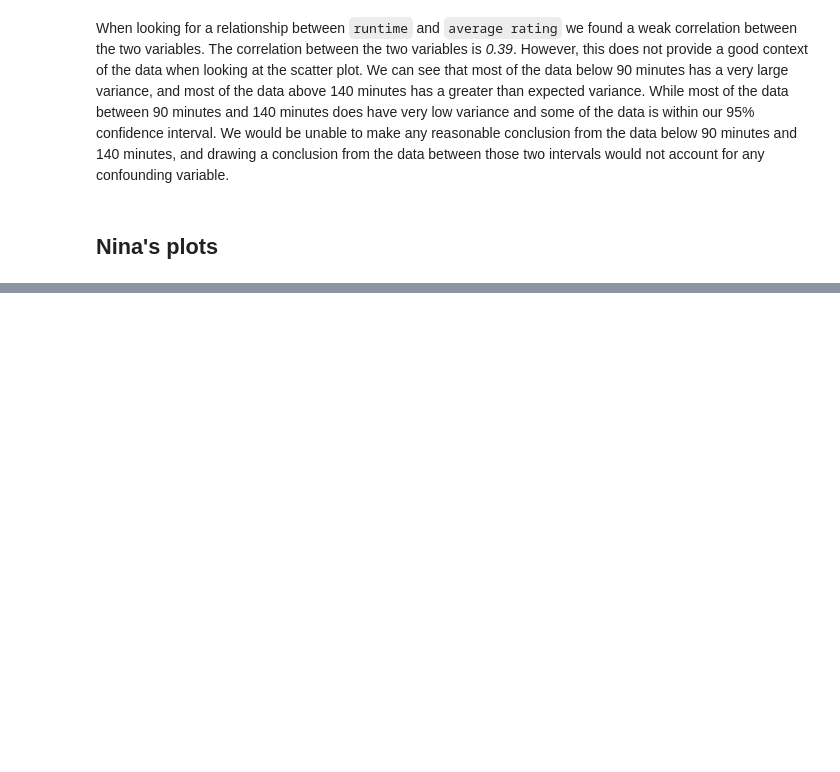
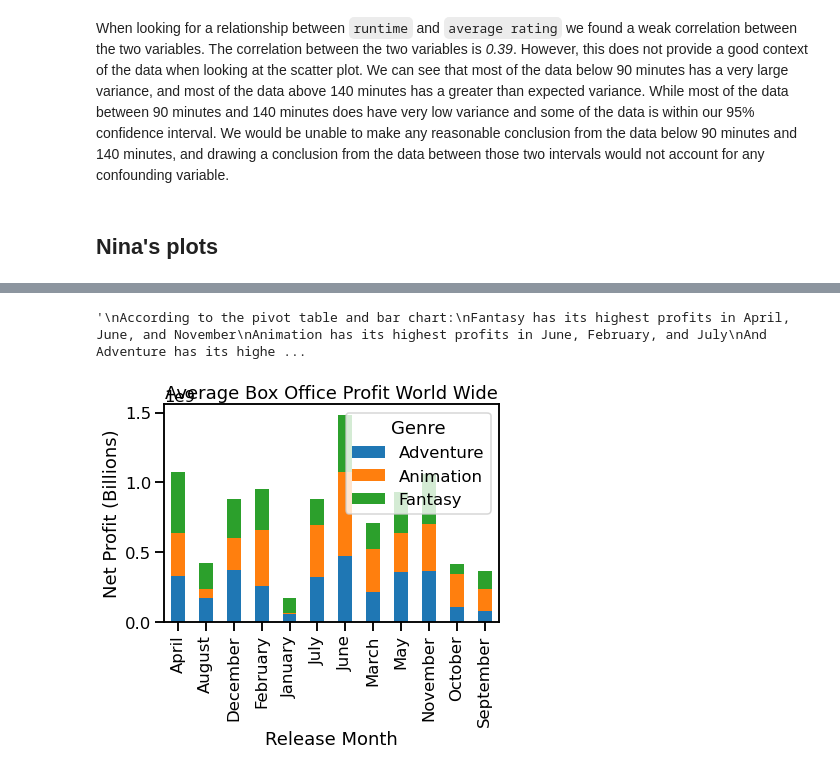
Before and after one commit to nate-walter/Movie-Studio-Project, a Jupyter notebook: Group_1_Technical_Notebook.ipynb, the cells around one changed output, grey strips where cells are left out. Saved outputs shown, nothing was run; the diff lists cells and outputs as text; code cells hidden in the pictures; blank space fills up the shorter version.

```diff
--- a/Group_1_Technical_Notebook.ipynb
+++ b/Group_1_Technical_Notebook.ipynb
@@ -316,7 +316,7 @@ paying to see the films or repeated viewings which would, one could surmise, lea
 # %% [markdown]
 ##Cleaning the Data
 # %%
-bom = pd.read_csv('data/bom.movie_gross.csv.gz')
+bom = pd.read_csv('data/bom.movie_gross.csv')
 
 #The foreign_gross column 1/3 of its values as missing, so we'll drop the column
 cleaned_bom = bom.drop('foreign_gross', axis='columns')
@@ -569,35 +562,38 @@ When looking for a relationship between `runtime` and `average rating` we found
 # %%
-# '''
-# Creates a dictionary of the numeric months paired with their string value.
-# This dictionary is mapped over 'release_month' column to create a 'release_month_str' column
-# '''
-# month_dict = dict(zip(range(1,13), month_name[1:]))
-# final_merge['release_month_str'] = final_merge['release_month'].map(month_dict)
+'''
+Creates a dictionary of the numeric months paired with their string value.
+This dictionary is mapped over 'release_month' column to create a 'release_month_str' column
+'''
+month_dict = dict(zip(range(1,13), month_name[1:]))
+df['release_month_str'] = df['release_month'].map(month_dict)
 
 
-# #Filters the dataframe for movies that are classified as the one of the top three most profitable genres
-# target_genres = final_merge[final_merge['genre_str'].isin('Adventure Animation Fantasy'.split())]
+#Filters the dataframe for movies that are classified as the one of the top three most profitable genres
+target_genres = df[df['genre_str'].isin('Adventure Animation Fantasy'.split())]
 
-# #Creates a pivot table with Genre as columns, release month as index, and average worldwide profit as values
-# genre_month_released_profit = target_genres.pivot_table(columns='genre_str', index='release_month_str', values='Worldwide Net Profit')
-# genre_month_released_profit.columns.name = 'Genre'
+#Creates a pivot table with Genre as columns, release month as index, and average worldwide profit as values
+genre_month_released_profit = target_genres.pivot_table(columns='genre_str', index='release_month_str', values='Worldwide Net Profit')
+genre_month_released_profit.columns.name = 'Genre'
 
-# '''
-# Creates a stacked bar plot:
-#     Each bar represents a month
-#     Values that make up the bar are grouped by genre
-#     y-axis is Net Profit
-# '''
-# ax = genre_month_released_profit.plot.bar(stacked=True)
-# ax.set_ylabel('Net Profit (Billions)')
-# ax.set_xlabel('Release Month')
-# ax.set_title('Average Box Office Profit World Wide');
-# '''
-# According to the pivot table and bar chart:
-# Fantasy has its highest profits in April, June, and November
-# Animation has its highest profits in June, February, and July
-# And Adventure has its highest profits in June, December, and November
-# '''
+'''
+Creates a stacked bar plot:
+    Each bar represents a month
+    Values that make up the bar are grouped by genre
+    y-axis is Net Profit
+'''
+ax = genre_month_released_profit.plot.bar(stacked=True)
+ax.set_ylabel('Net Profit (Billions)')
+ax.set_xlabel('Release Month')
+ax.set_title('Average Box Office Profit World Wide');
+'''
+According to the pivot table and bar chart:
+Fantasy has its highest profits in April, June, and November
+Animation has its highest profits in June, February, and July
+And Adventure has its highest profits in June, December, and November
+'''
+# %% [output]
+'\nAccording to the pivot table and bar chart:\nFantasy has its highest profits in April, June, and November\nAnimation has its highest profits in June, February, and July\nAnd Adventure has its highe ...
+[figure, added]
 # %%
 def bar(height,y,x_label,y_tick_label, y_label,  title,):
     #Initialize figure and create bar plot on figure axis
```
Also changed, not shown: parts of 13 cells of this notebook, 3 other files.
